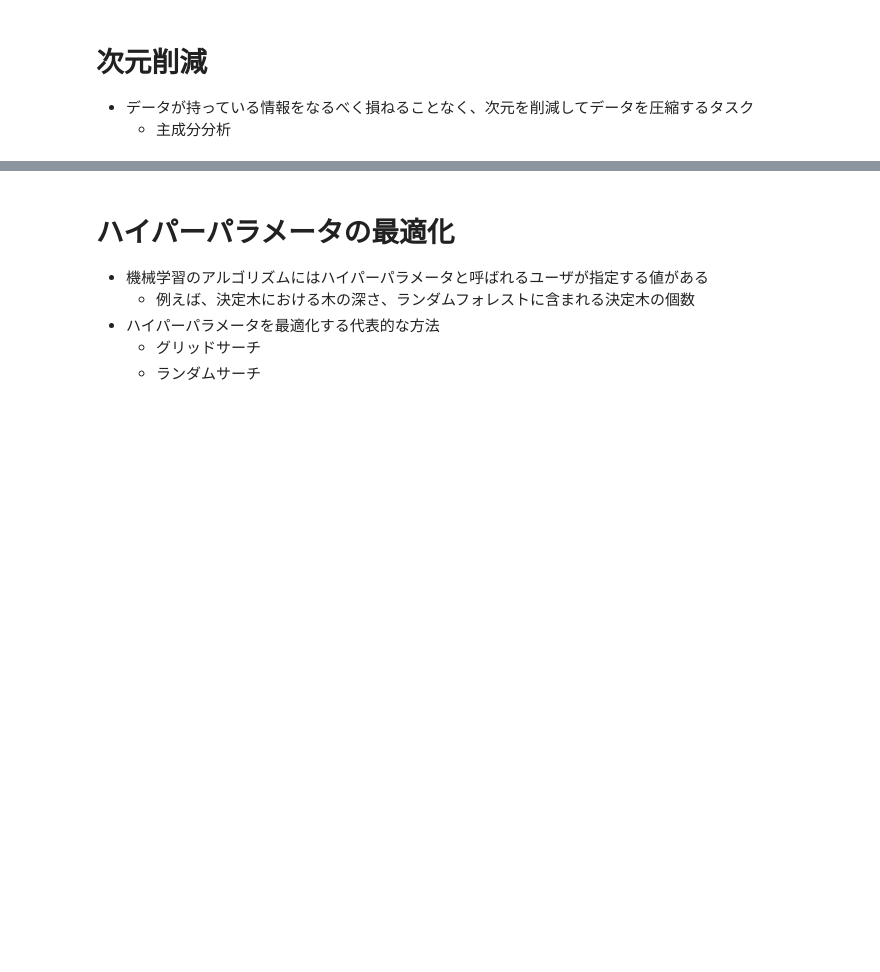
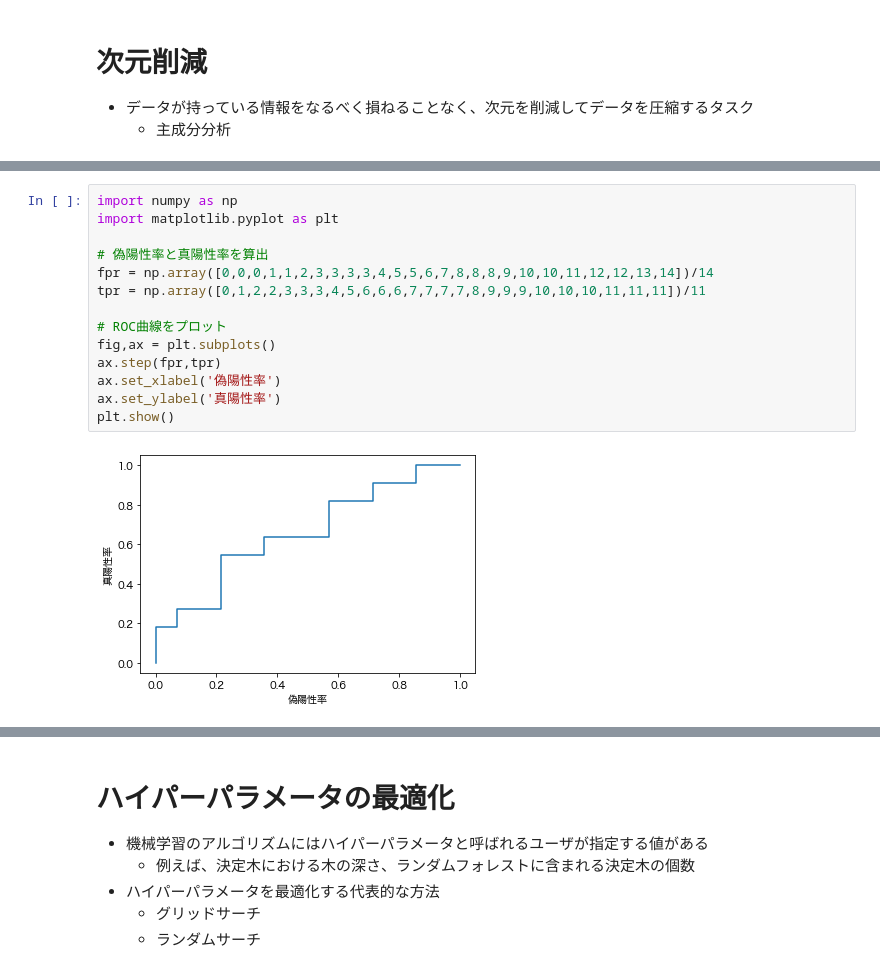
Before and after one commit to gr39my/python_basic, a Jupyter notebook: scikit-learn.ipynb, the cells around one changed output, grey strips where cells are left out. Drawn from its saved outputs; the diff is of its cells as text; blank space fills up the shorter version.

```diff
--- a/scikit-learn.ipynb
+++ b/scikit-learn.ipynb
@@ -555,0 +656,16 @@ plt.show()
+# %%
+import numpy as np
+import matplotlib.pyplot as plt
+
+# 偽陽性率と真陽性率を算出
+fpr = np.array([0,0,0,1,1,2,3,3,3,3,4,5,5,6,7,8,8,8,9,10,10,11,12,12,13,14])/14
+tpr = np.array([0,1,2,2,3,3,3,4,5,6,6,6,7,7,7,7,8,9,9,9,10,10,10,11,11,11])/11
+
+# ROC曲線をプロット
+fig,ax = plt.subplots()
+ax.step(fpr,tpr)
+ax.set_xlabel('偽陽性率')
+ax.set_ylabel('真陽性率')
+plt.show()
+# %% [output]
+[figure, added]
```
Also changed, not shown: parts of 23 cells of this notebook.
